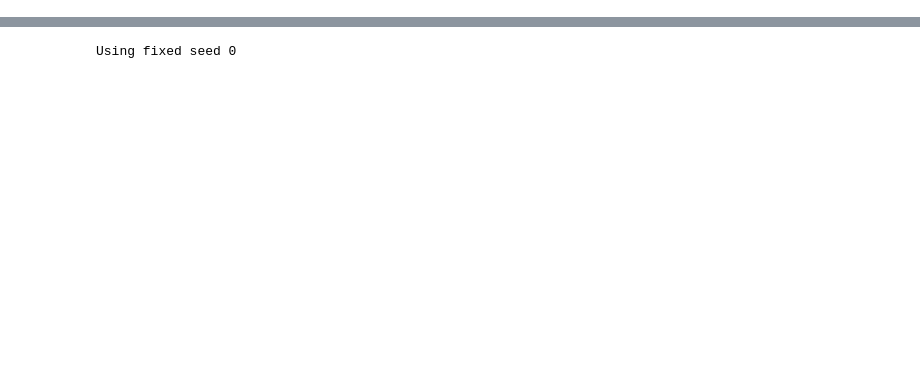
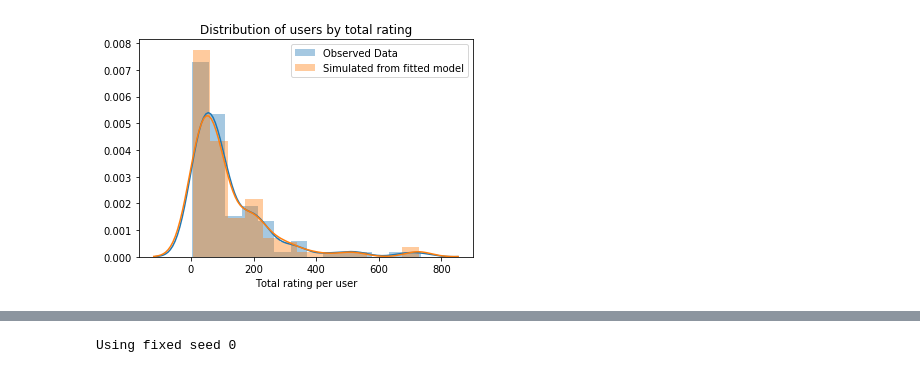
Before and after one commit to kn27/BNPF, a Jupyter notebook: Nonparametric-Online.ipynb, the cells around one changed output, grey strips where cells are left out. Saved outputs shown, nothing was run; the diff lists cells and outputs as text; code cells hidden in the pictures; blank space fills up the shorter version.

```diff
--- a/Nonparametric-Online.ipynb
+++ b/Nonparametric-Online.ipynb
@@ -31,3 +33,5 @@ X, theta, beta, s, v = simulate(U = 2000,
     s_rate_prior=1.1)
 # %%
 X = scipy.sparse.csr_matrix(X)
+# %%
+hpf = HPF(X ,T = 15, seed = 0, threshold = 1e-5, max_iter = 40)
@@ -33,0 +60,4 @@ X = scipy.sparse.csr_matrix(X)
+# %%
+hpf.posterior_check(True)
+# %% [output]
+[figure, added]
```
Also changed, not shown: parts of 18 cells of this notebook, 2 other files.
